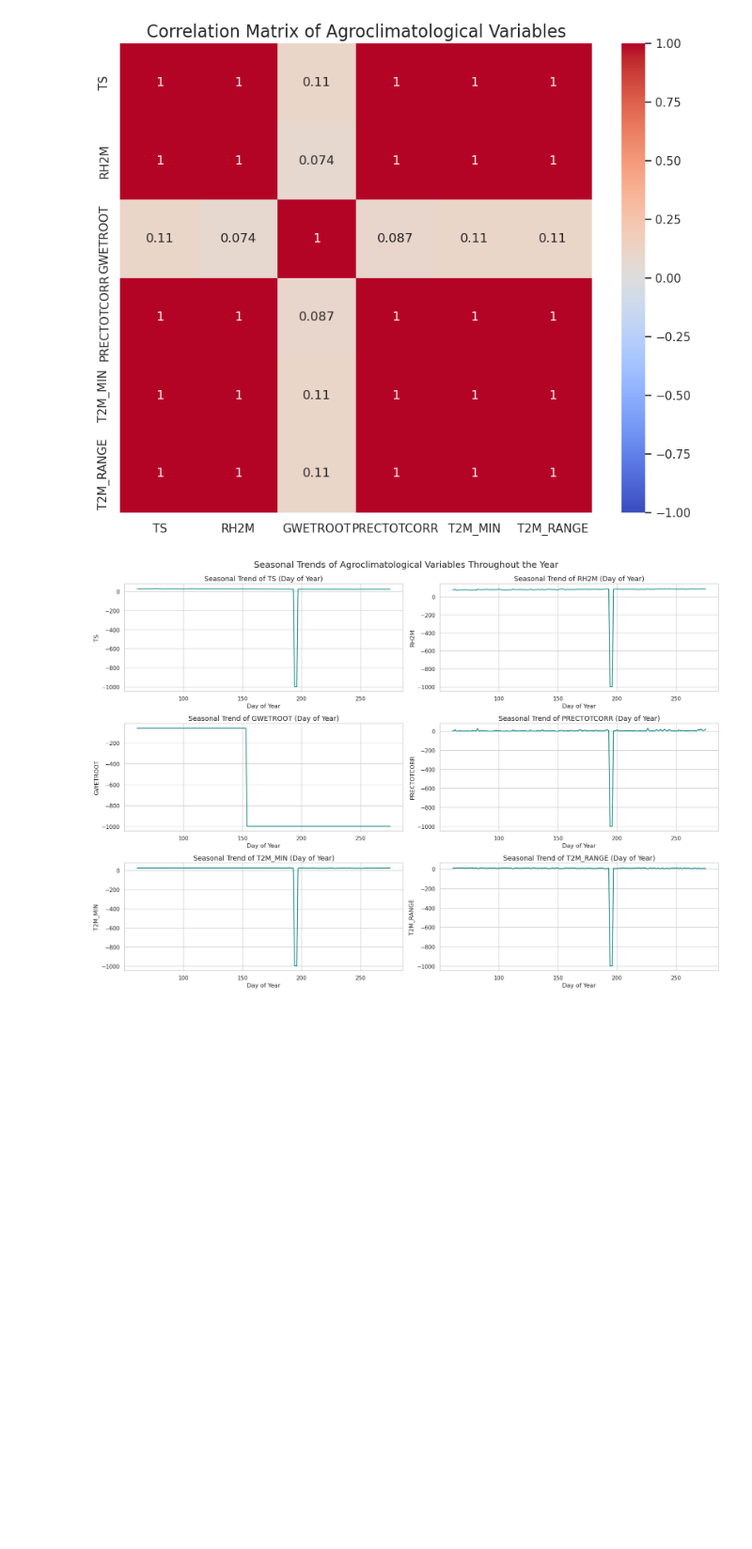
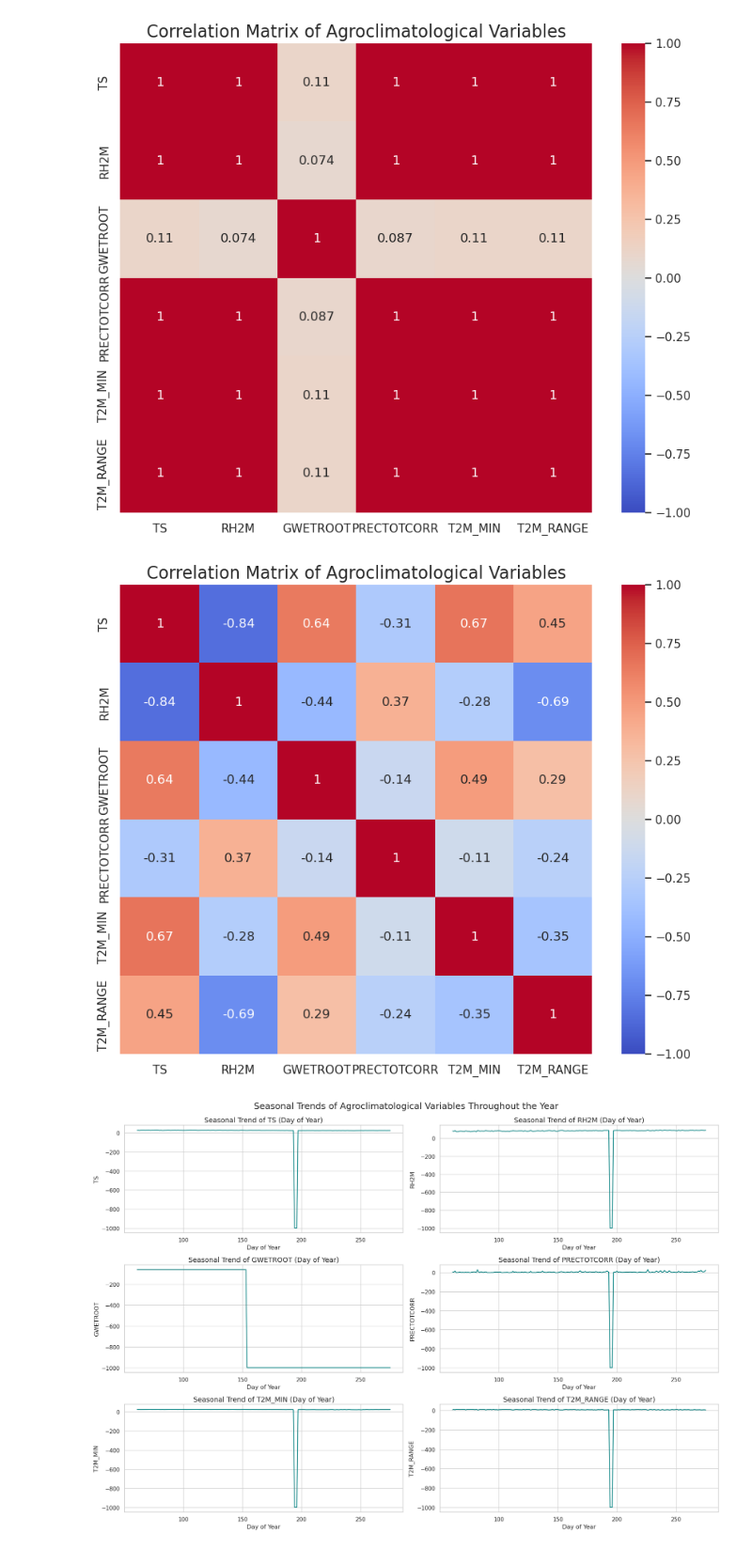
Before and after one commit to jak-weston/Cocoa-Futures-Analysis, a Jupyter notebook: NASA_Data.ipynb, the cells around one changed output. Shown at 94% size. Saved outputs shown, nothing was run; the diff lists cells and outputs as text; code cells hidden in the pictures; blank space fills up the shorter version.

```diff
--- a/NASA_Data.ipynb
+++ b/NASA_Data.ipynb
@@ -70,6 +70,22 @@ plt.title("Correlation Matrix of Agroclimatological Variables", fontsize=16)
 plt.show()
 # %% [output]
 [figure]
+# %%
+# Correlation Matrix (version 2)
+
+# Previous graph seemed skewed due to extreme values, so I calculated the z-score to remove extremes/ outliers
+key_vars = ['TS', 'RH2M', 'GWETROOT', 'PRECTOTCORR', 'T2M_MIN', 'T2M_RANGE']
+zscore = np.abs((df[key_vars] - df[key_vars].mean()) / df[key_vars].std())
+df_no_outliers = df[(z_scores < 3).all(axis=1)]
+
+# Calculate correlation matrix
+correlation_matrix = df_no_outliers[key_vars].corr()
+plt.figure(figsize=(10, 8))
+sns.heatmap(correlation_matrix, annot=True, cmap="coolwarm", vmin=-1, vmax=1)
+plt.title("Correlation Matrix of Agroclimatological Variables", fontsize=16)
+plt.show()
+# %% [output]
+[figure, added]
 # %%
 # Plot seasonal trends using 'DOY' (Day of the Year) to see variations in each variable throughout the year
 plt.figure(figsize=(18, 12))
```
Also changed, not shown: parts of 4 cells of this notebook.
